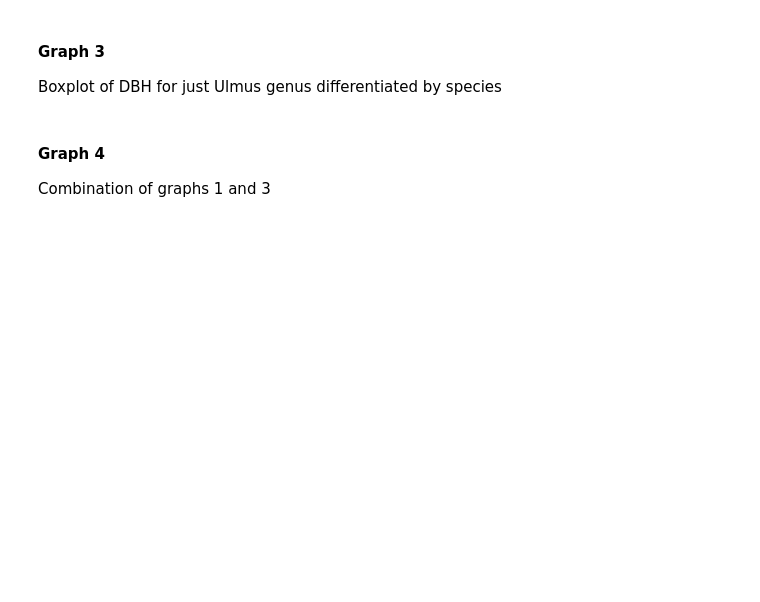
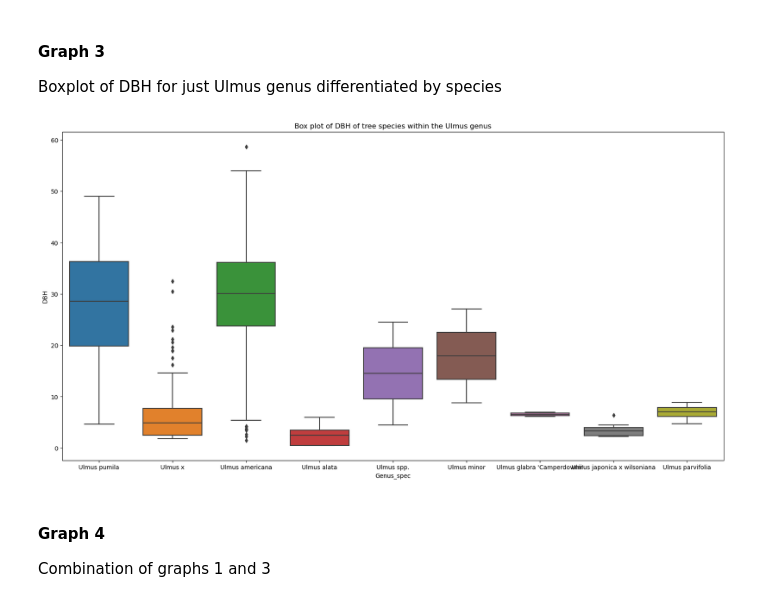
Before and after one commit to bronwenrees02/PY4SA23_Assignment, a Jupyter notebook: Assignment2_BronwenRees.ipynb, the cells around one changed output. Saved outputs shown, nothing was run; the diff lists cells and outputs as text; code cells hidden in the pictures; blank space fills up the shorter version.

```diff
--- a/Assignment2_BronwenRees.ipynb
+++ b/Assignment2_BronwenRees.ipynb
@@ -214,6 +239,13 @@ Scatterplot of trees in Ulmus genus, which tree species mapped to hue
 # %% [markdown]
 #### Graph 3
 Boxplot of DBH for just Ulmus genus differentiated by species
+# %%
+plt.figure(figsize=(20, 10))
+sns.boxplot(data=Ulmus, x='Genus_spec', y='DBH')
+plt.title('Box plot of DBH of tree species within the Ulmus genus')
+plt.show()
+# %% [output]
+[figure, added]
 # %% [markdown]
 #### Graph 4
 Combination of graphs 1 and 3
```
Also changed, not shown: parts of 4 cells of this notebook.
